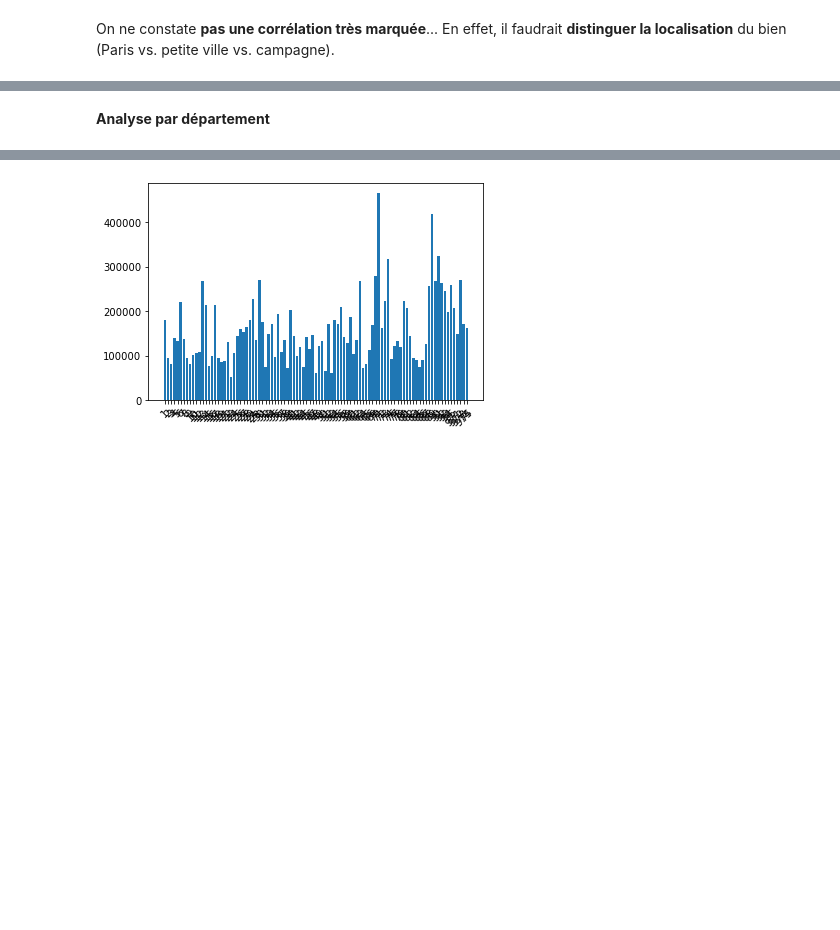
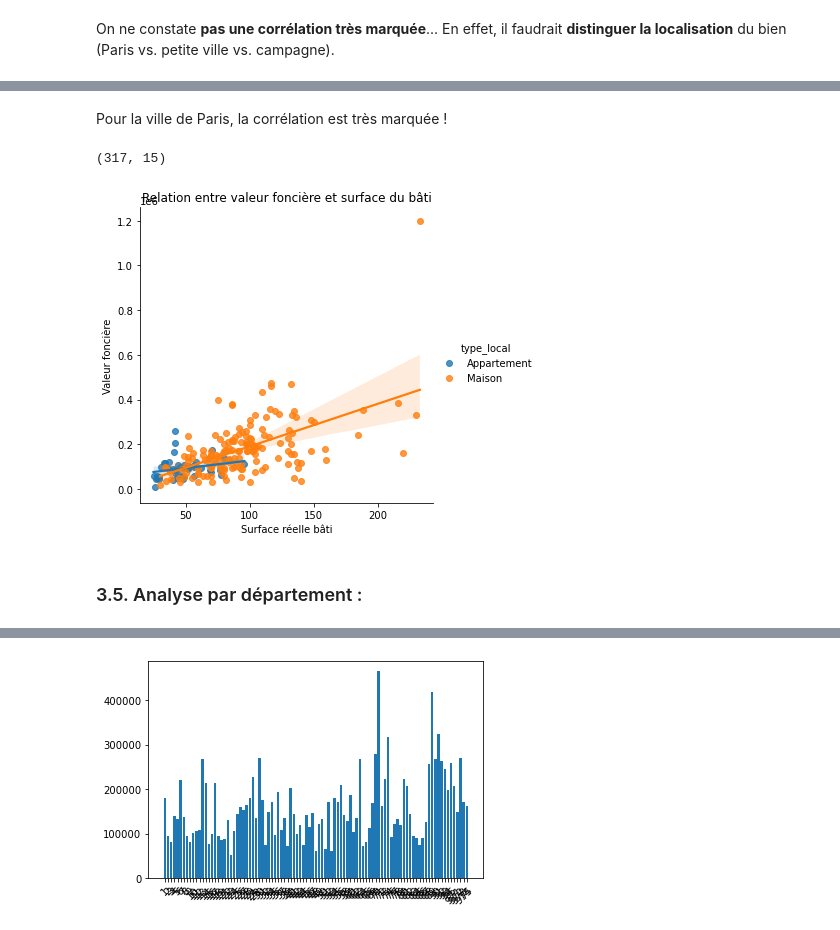
Before and after one commit to victor-kerros/tokenisation-immo, a Jupyter notebook: token-immo.ipynb, the cells around one changed output, grey strips where cells are left out. Cells and saved outputs as stored; diff of their text form; code cells hidden in the pictures; blank space fills up the shorter version.

```diff
--- a/token-immo.ipynb
+++ b/token-immo.ipynb
@@ -753,2 +787,21 @@ On ne constate **pas une corrélation très marquée**... En effet, il faudrait
+# %% [markdown]
+Pour la ville de Paris, la corrélation est très marquée !
+# %%
+# Représentation des transactions d'appartements et maisons pour le Finistère
+
+data_aux_finistere = data.drop(data.loc[data['code_departement'] != 29].index)
+data_aux_finistere = data_aux_finistere.drop(data_aux_finistere.loc[data_aux_finistere['type_local'] == 'Local industriel. commercial ou assimilé'].index)
+display(data_aux_finistere.shape)
+
+ax = sns.lmplot(x = "surface_reelle_bati",
+            y = "valeur_fonciere",
+            hue = "type_local",
+            data = data_aux_finistere.sample(200))
+ax.set(title = "Relation entre valeur foncière et surface du bâti",
+       xlabel = "Surface réelle bâti", ylabel = "Valeur foncière")
+plt.show()
+# %% [output]
+(317, 15)
+[figure, added]
 # %% [markdown]
-**Analyse par département**
+### 3.5. Analyse par département :
```
Also changed, not shown: parts of 28 cells of this notebook.
